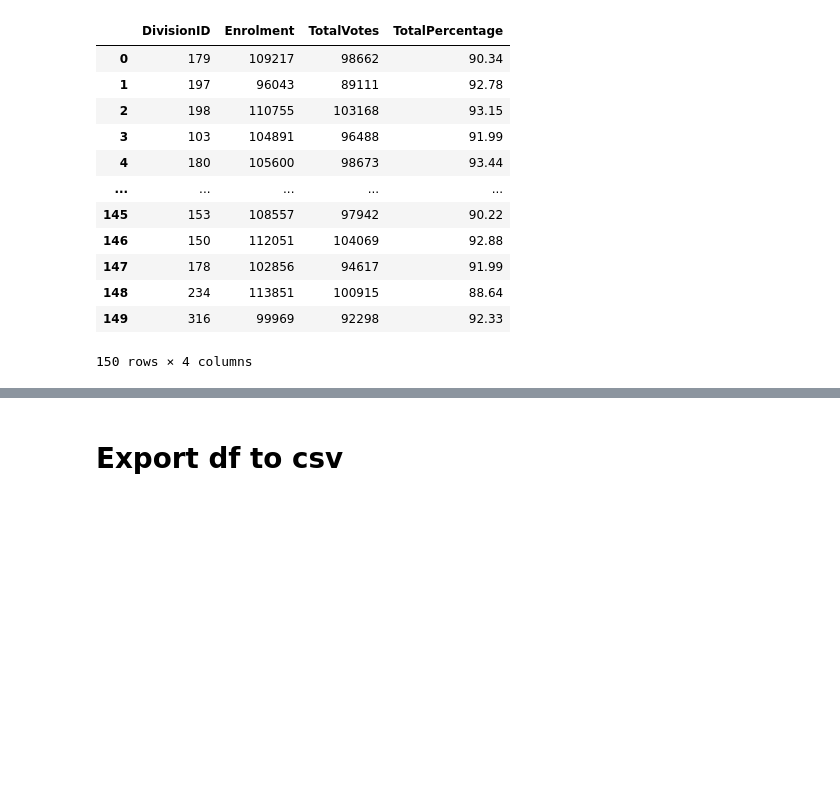
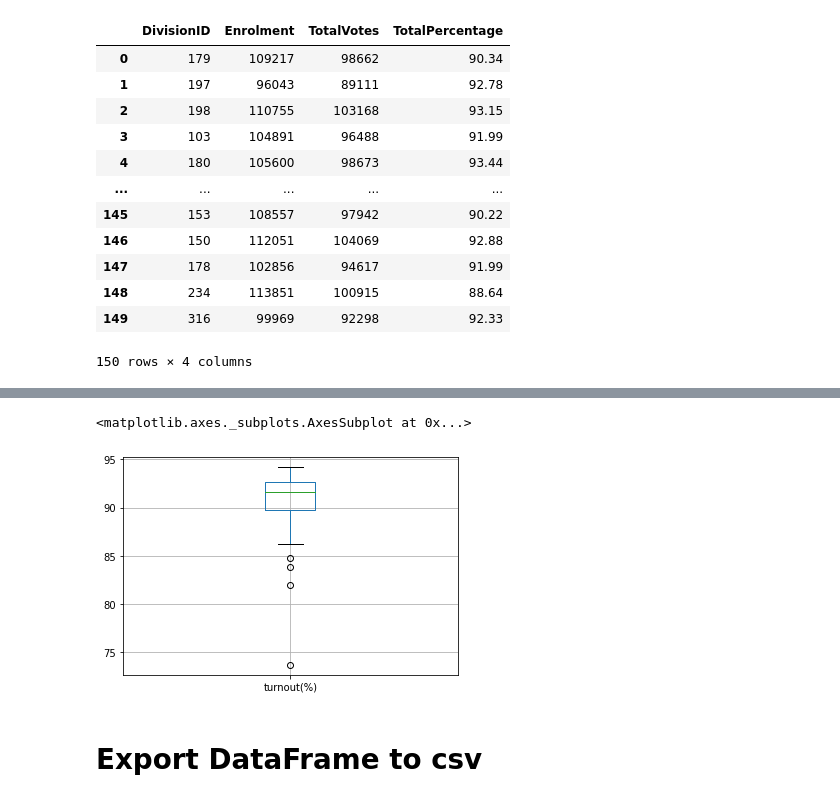
Before and after one commit to annewieggers/ETL-project, a Jupyter notebook: 04-extracting_transforming_election_turnout.ipynb, the cells around one changed output, grey strips where cells are left out. Saved outputs shown, nothing was run; the diff lists cells and outputs as text; code cells hidden in the pictures; blank space fills up the shorter version.

Commit message:
adding my EDA graphs

```diff
--- a/04-extracting_transforming_election_turnout.ipynb
+++ b/04-extracting_transforming_election_turnout.ipynb
@@ -109,4 +112,10 @@ turnout_df.describe()
+# %%
+# box plot to investigate turnout data
+turnout_df.boxplot(column=['turnout(%)'])
+# %% [output]
+<matplotlib.axes._subplots.AxesSubplot at 0x...>
+[figure, added]
 # %% [markdown]
-# Export df to csv
+# Export DataFrame to csv
 # %%
 turnout_df.to_csv("04-ouput_election_turnout/election_turnout.csv")
```
Also changed, not shown: parts of 5 cells of this notebook, 8 other files.
